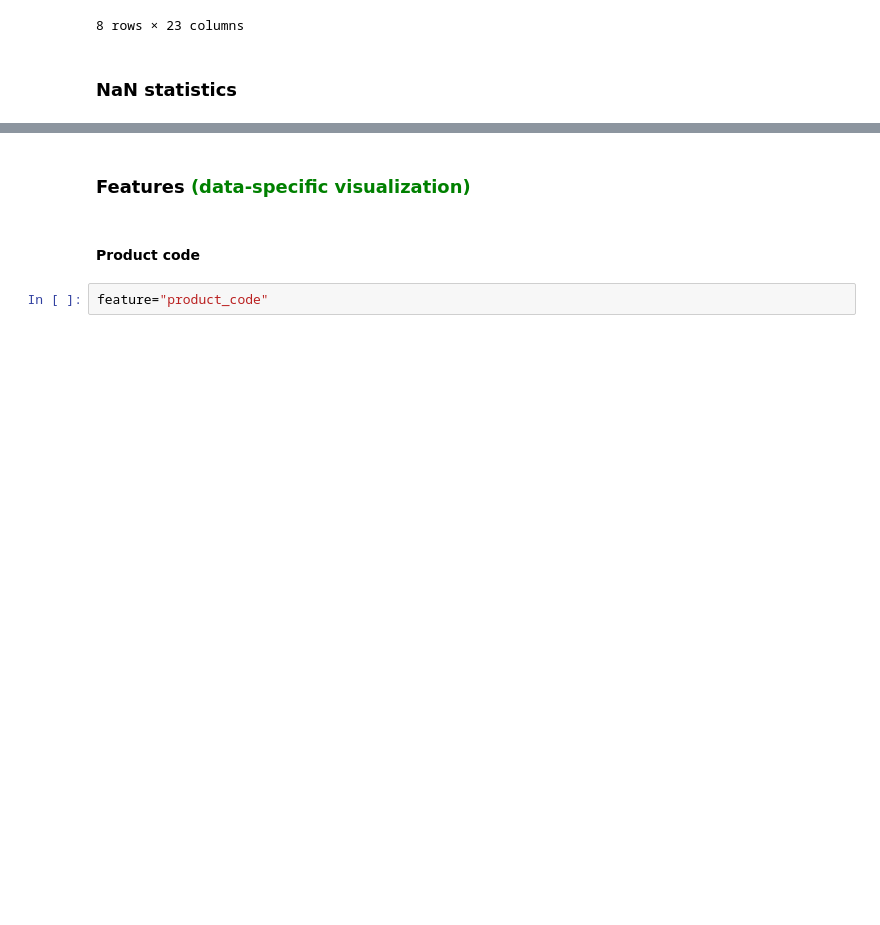
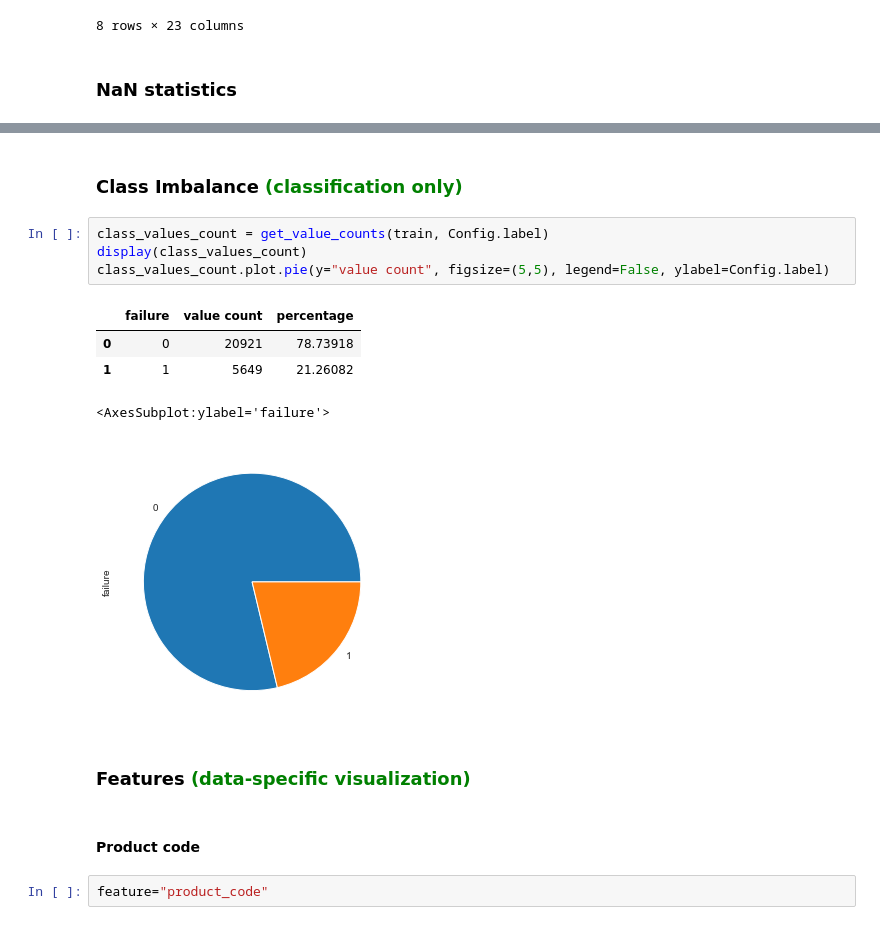
Before and after one commit to ArnolFokam/MLPocket, a Jupyter notebook: notebooks/submission_tps_aug_2022.ipynb, the cells around one changed output, grey strips where cells are left out. Cells and saved outputs as stored; diff of their text form; blank space fills up the shorter version.

```diff
--- a/notebooks/submission_tps_aug_2022.ipynb
+++ b/notebooks/submission_tps_aug_2022.ipynb
@@ -174,3 +127,15 @@ sns.countplot(x=train[Config.label])
+# %% [markdown]
+### Class Imbalance <span style="color: green;font-weight: bold;">(classification only)</span>
+# %%
+class_values_count = get_value_counts(train, Config.label)
+display(class_values_count)
+class_values_count.plot.pie(y="value count", figsize=(5,5), legend=False, ylabel=Config.label)
+# %% [output]
+|  | failure | value count | percentage |
+| 0 | 0 | 20921 | 78.73918 |
+| 1 | 1 | 5649 | 21.26082 |
+<AxesSubplot:ylabel='failure'>
+[figure, added]
 # %% [markdown]
 ### Features  <span style="color: green;font-weight: bold;">(data-specific visualization)</span>
 # %% [markdown]
```
Also changed, not shown: parts of 92 cells of this notebook, 6 other files.
